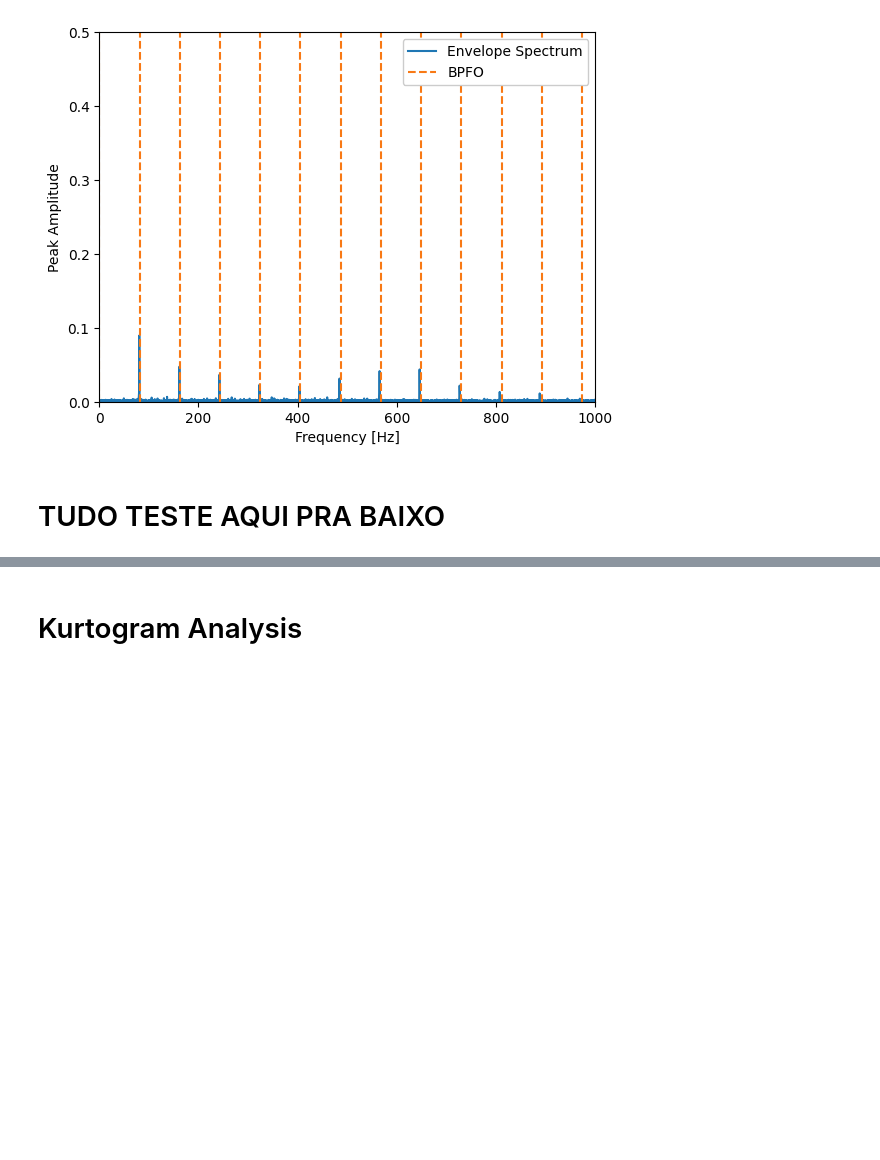
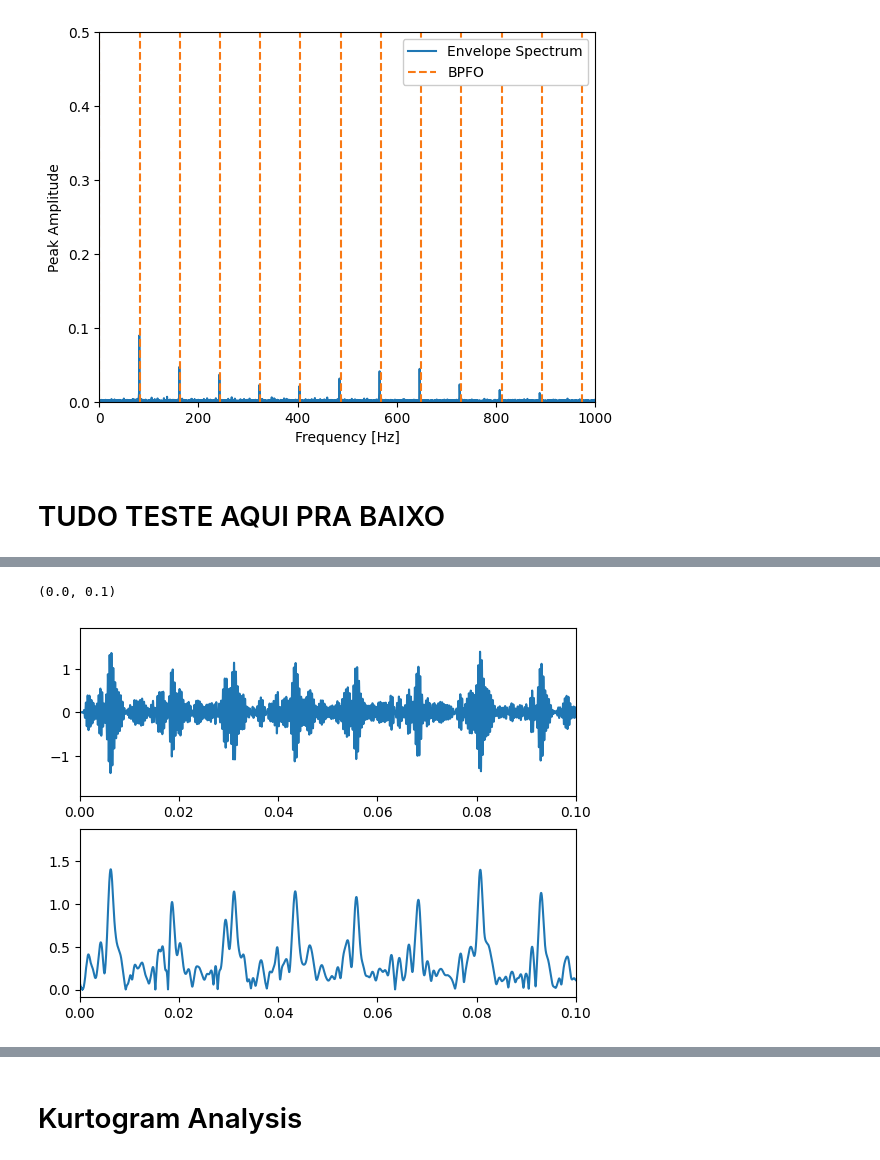
Before and after one commit to DimitriZC/Rolling-Fault-FFT-Wavelet-Analysis, a Jupyter notebook: trab.ipynb, the cells around one changed output, grey strips where cells are left out. Drawn from its saved outputs; the diff is of its cells as text; code cells hidden in the pictures; blank space fills up the shorter version.

```diff
--- a/trab.ipynb
+++ b/trab.ipynb
@@ -292,0 +361,12 @@ plot_env_spectrum_analysis(f_env, p_env, ORF_DATA, BPFO=True)
+# %%
+envelope = np.abs(hilbert(x_teste))
+
+plt.subplot(2, 1, 1)
+plt.plot(t_ORF_2, x_teste)
+plt.xlim(0, 0.1)
+plt.subplot(2, 1, 2)
+plt.plot(t_ORF_2, envelope)
+plt.xlim(0, 0.1)
+# %% [output]
+(0.0, 0.1)
+[figure, added]
```
Also changed, not shown: parts of 10 cells of this notebook, 2 other files.
